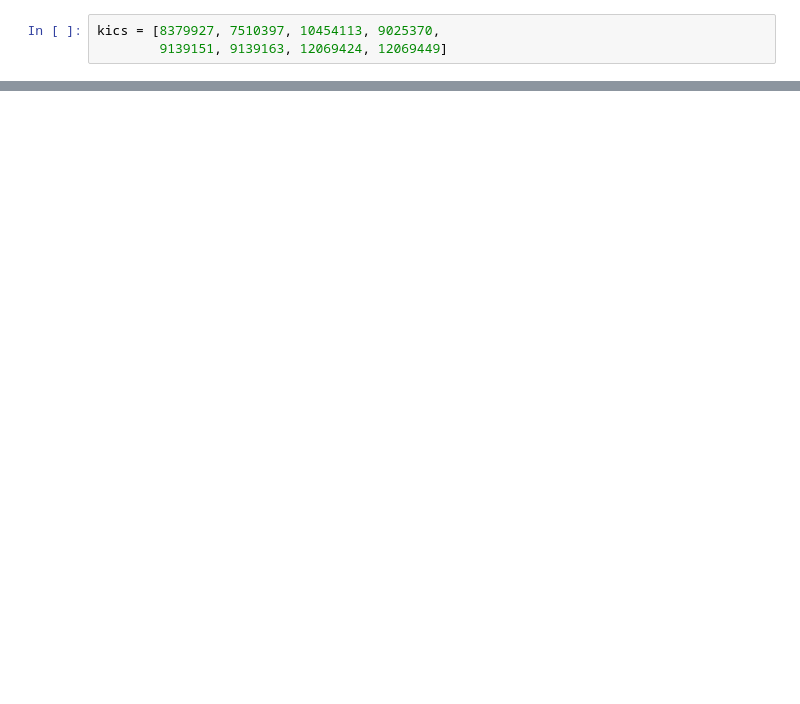
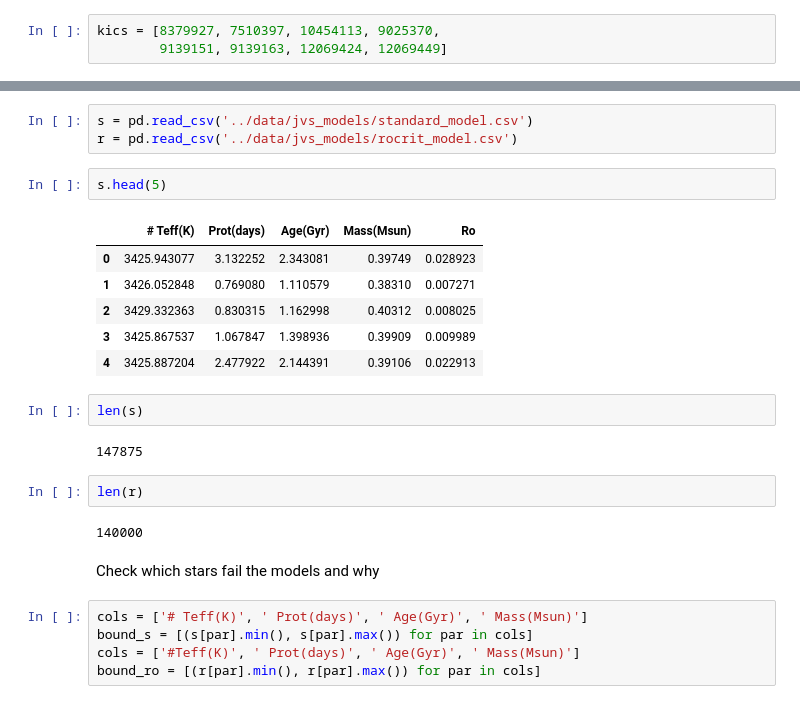
Before and after one commit to ojhall94/malatium, a Jupyter notebook: paper/paper_checks.ipynb, the cells around one changed output, grey strips where cells are left out. Drawn from its saved outputs; the diff is of its cells as text; blank space fills up the shorter version.

```diff
--- a/paper/paper_checks.ipynb
+++ b/paper/paper_checks.ipynb
@@ -31,3 +31,30 @@ ati.loc[ati.KIC.isin(kics)][['KIC','hrclass']]
 | 52 | 10454113 | MS |
 | 62 | 12069424 | MS |
 | 63 | 12069449 | MS |
+# %%
+s = pd.read_csv('../data/jvs_models/standard_model.csv')
+r = pd.read_csv('../data/jvs_models/rocrit_model.csv')
+# %%
+s.head(5)
+# %% [output]
+|  | # Teff(K) | Prot(days) | Age(Gyr) | Mass(Msun) | Ro |
+| 0 | 3425.943077 | 3.132252 | 2.343081 | 0.39749 | 0.028923 |
+| 1 | 3426.052848 | 0.769080 | 1.110579 | 0.38310 | 0.007271 |
+| 2 | 3429.332363 | 0.830315 | 1.162998 | 0.40312 | 0.008025 |
+| 3 | 3425.867537 | 1.067847 | 1.398936 | 0.39909 | 0.009989 |
+| 4 | 3425.887204 | 2.477922 | 2.144391 | 0.39106 | 0.022913 |
+# %%
+len(s)
+# %% [output]
+147875
+# %%
+len(r)
+# %% [output]
+140000
+# %% [markdown]
+Check which stars fail the models and why
+# %%
+cols = ['# Teff(K)', ' Prot(days)', ' Age(Gyr)', ' Mass(Msun)']
+bound_s = [(s[par].min(), s[par].max()) for par in cols]
+cols = ['#Teff(K)', ' Prot(days)', ' Age(Gyr)', ' Mass(Msun)']
+bound_ro = [(r[par].min(), r[par].max()) for par in cols]
```
Also changed, not shown: parts of 11 cells of this notebook, 6 other files.
